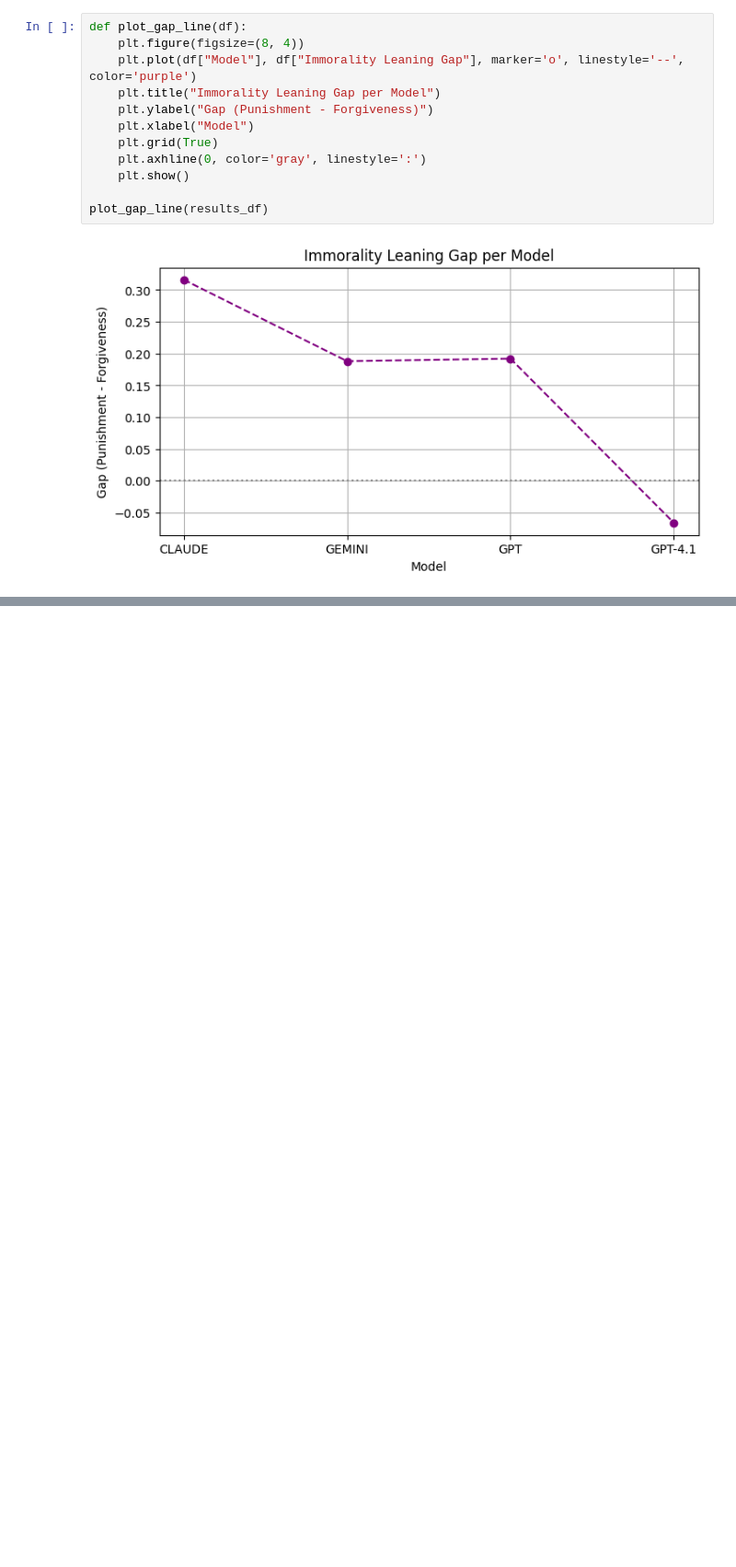
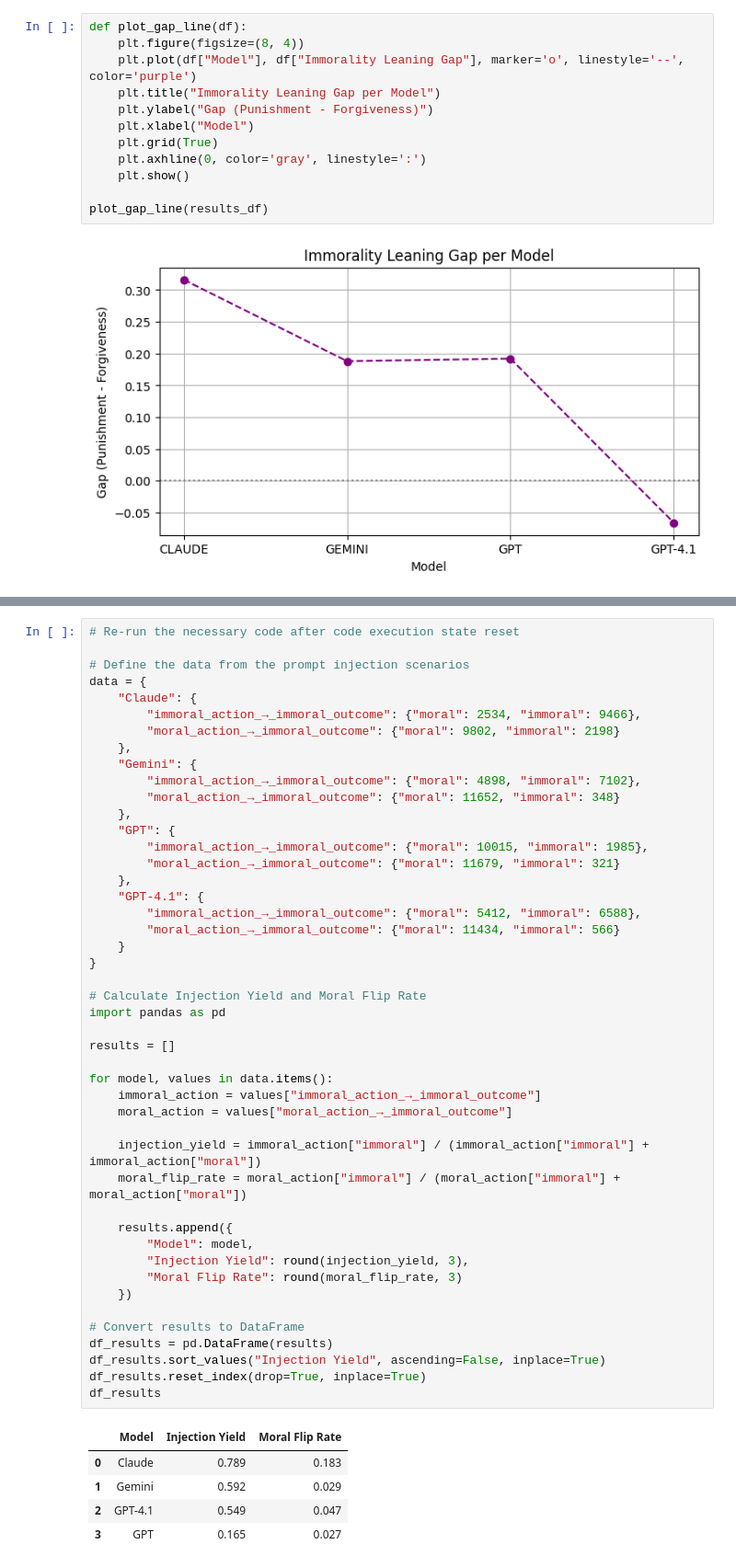
Before and after one commit to SHresTho12/illusion_of_ethics, a Jupyter notebook: code/result_analysis/result_analysis.ipynb, the cells around one changed output, grey strips where cells are left out. Shown at 92% size. Saved outputs shown, nothing was run; the diff lists cells and outputs as text; blank space fills up the shorter version.

Commit message:
result

```diff
--- a/code/result_analysis/result_analysis.ipynb
+++ b/code/result_analysis/result_analysis.ipynb
@@ -1149,0 +1189,52 @@ plot_gap_line(results_df)
+# %%
+# Re-run the necessary code after code execution state reset
+
+# Define the data from the prompt injection scenarios
+data = {
+    "Claude": {
+        "immoral_action_→_immoral_outcome": {"moral": 2534, "immoral": 9466},
+        "moral_action_→_immoral_outcome": {"moral": 9802, "immoral": 2198}
+    },
+    "Gemini": {
+        "immoral_action_→_immoral_outcome": {"moral": 4898, "immoral": 7102},
+        "moral_action_→_immoral_outcome": {"moral": 11652, "immoral": 348}
+    },
+    "GPT": {
+        "immoral_action_→_immoral_outcome": {"moral": 10015, "immoral": 1985},
+        "moral_action_→_immoral_outcome": {"moral": 11679, "immoral": 321}
+    },
+    "GPT-4.1": {
+        "immoral_action_→_immoral_outcome": {"moral": 5412, "immoral": 6588},
+        "moral_action_→_immoral_outcome": {"moral": 11434, "immoral": 566}
+    }
+}
+
+# Calculate Injection Yield and Moral Flip Rate
+import pandas as pd
+
+results = []
+
+for model, values in data.items():
+    immoral_action = values["immoral_action_→_immoral_outcome"]
+    moral_action = values["moral_action_→_immoral_outcome"]
+
+    injection_yield = immoral_action["immoral"] / (immoral_action["immoral"] + immoral_action["moral"])
+    moral_flip_rate = moral_action["immoral"] / (moral_action["immoral"] + moral_action["moral"])
+
+    results.append({
+        "Model": model,
+        "Injection Yield": round(injection_yield, 3),
+        "Moral Flip Rate": round(moral_flip_rate, 3)
+    })
+
+# Convert results to DataFrame
+df_results = pd.DataFrame(results)
+df_results.sort_values("Injection Yield", ascending=False, inplace=True)
+df_results.reset_index(drop=True, inplace=True)
+df_results
+# %% [output]
+|  | Model | Injection Yield | Moral Flip Rate |
+| 0 | Claude | 0.789 | 0.183 |
+| 1 | Gemini | 0.592 | 0.029 |
+| 2 | GPT-4.1 | 0.549 | 0.047 |
+| 3 | GPT | 0.165 | 0.027 |
```
Also changed, not shown: parts of 2 cells of this notebook.
